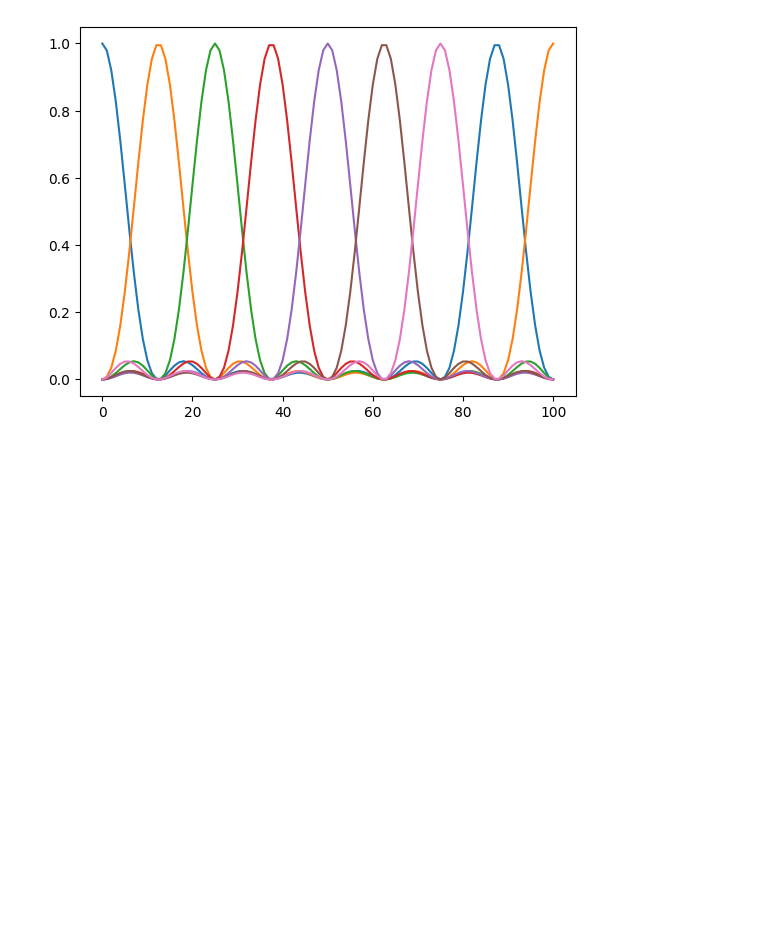
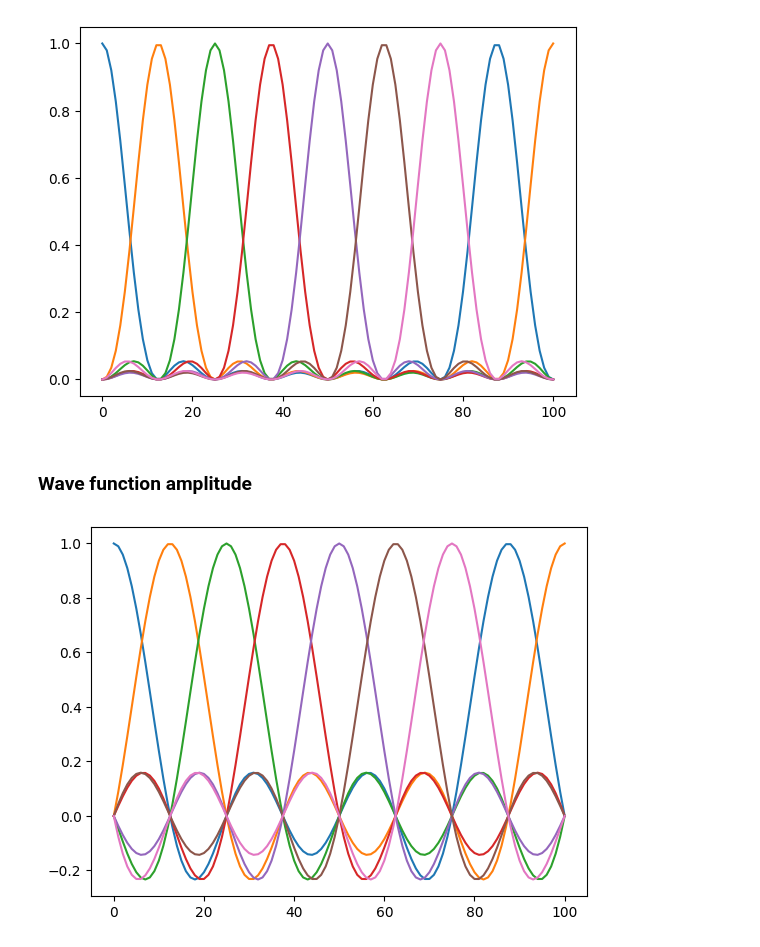
Before and after one commit to phc27x/notebooks, a Jupyter notebook: quantum_dial.ipynb, the cells around one changed output. Drawn from its saved outputs; the diff is of its cells as text; code cells hidden in the pictures; blank space fills up the shorter version.

Commit message:
include amplitudes

```diff
--- a/quantum_dial.ipynb
+++ b/quantum_dial.ipynb
@@ -60,3 +62,9 @@ plt.imshow(np.abs(psi).T, aspect='auto')
 plt.plot(np.abs(psi)**2);
 # %% [output]
 [figure]
+# %% [markdown]
+### Wave function amplitude
+# %%
+plt.plot(psi.real);
+# %% [output]
+[figure, added]
```
Also changed, not shown: parts of 1 cell of this notebook.
